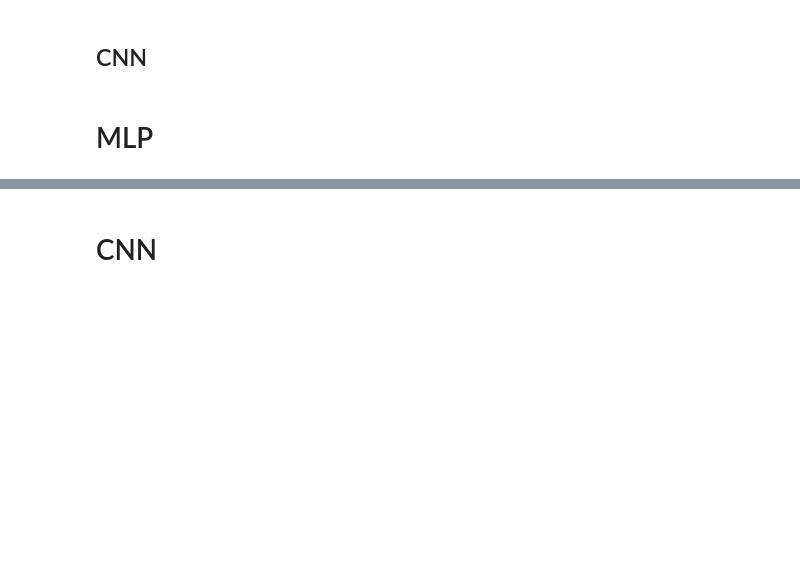
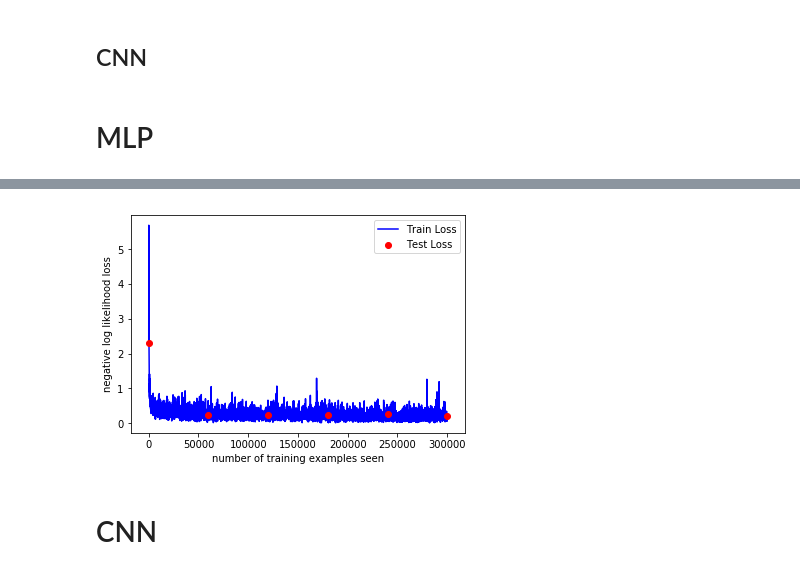
Before and after one commit to RafaelGoncalves8/mnist-neural-networks, a Jupyter notebook: deliver/Model.ipynb, the cells around one changed output, grey strips where cells are left out. Drawn from its saved outputs; the diff is of its cells as text; code cells hidden in the pictures; blank space fills up the shorter version.

Commit message:
Done training models.

```diff
--- a/deliver/Model.ipynb
+++ b/deliver/Model.ipynb
@@ -24,4 +25,7 @@ n_epochs = 5
 log_interval = 10
+# %%
+data_dir = os.path.abspath(os.path.relpath('../data'))
+image_dir = os.path.abspath(os.path.relpath('../doc/images'))
 # %% [markdown]
 # Load dataset
 # %%
@@ -219,3 +279,14 @@ for epoch in range(1, n_epochs + 1):
+# %%
+fig = plt.figure()
+plt.plot(train_counter, train_losses, color='blue', zorder=1)
+plt.scatter(test_counter, test_losses, color='red', zorder=2)
+plt.legend(['Train Loss', 'Test Loss'], loc='upper right')
+plt.xlabel('number of training examples seen')
+plt.ylabel('negative log likelihood loss')
+plt.savefig(os.path.join(image_dir, 'mlp.png'), bbox_inches='tight')
+plt.show()
+# %% [output]
+[figure, added]
 # %% [markdown]
 # CNN
 # %%
```
Also changed, not shown: parts of 14 cells of this notebook, 6 other files.
